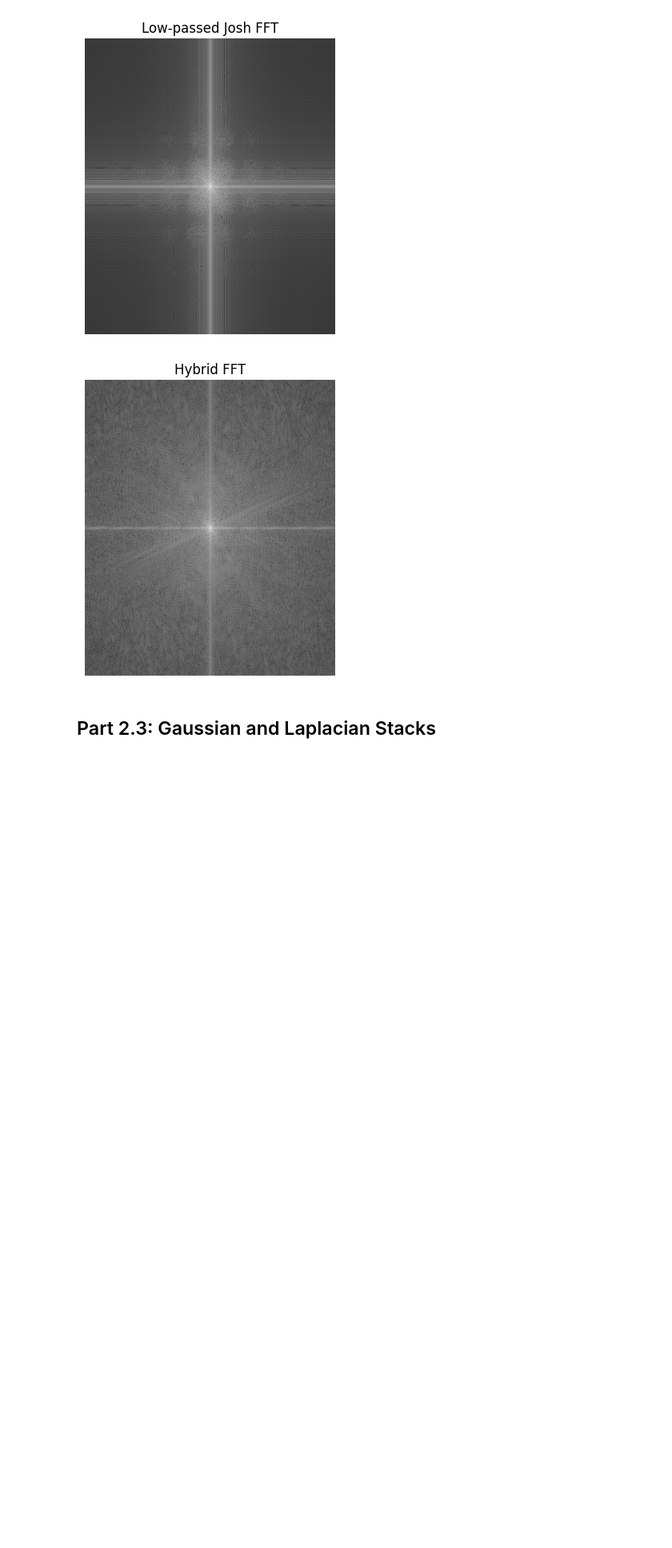
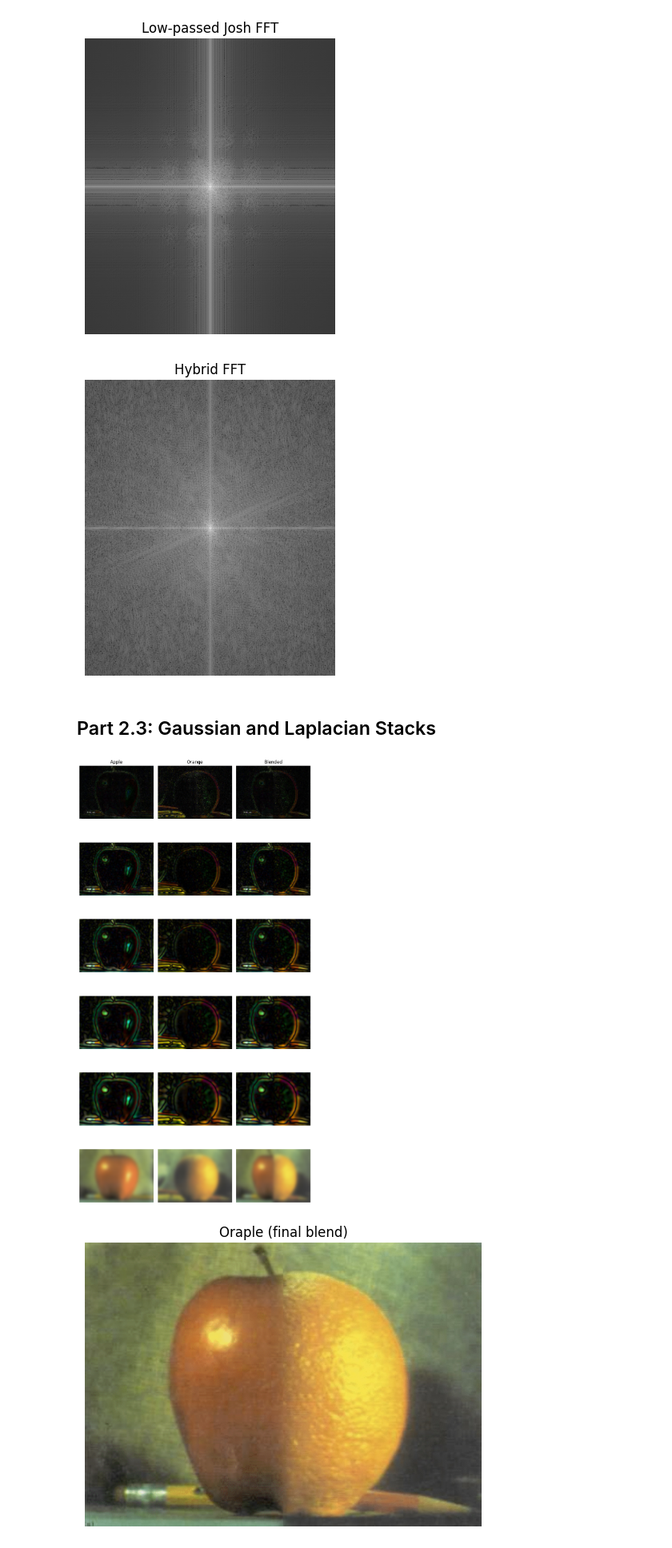
Before and after one commit to MERC13/cs180, a Jupyter notebook: proj2/main.ipynb, the cells around one changed output. Shown at 80% size. Drawn from its saved outputs; the diff is of its cells as text; code cells hidden in the pictures; blank space fills up the shorter version.

```diff
--- a/proj2/main.ipynb
+++ b/proj2/main.ipynb
@@ -160,22 +162,27 @@ from scipy import ndimage
 
 im_red = cv2.imread('data/red.jpg', cv2.IMREAD_COLOR).astype(np.float64) / 255.0
 im_taj = cv2.imread('data/taj.jpg', cv2.IMREAD_COLOR).astype(np.float64) / 255.0
-im_sonion_ring = cv2.imread('data/sonion_ring.jpg', cv2.IMREAD_COLOR).astype(np.float64) / 255.0
-# original + a * original- a * original * gaussian = original (1 + a - a * gaussian)
-a = 3
-g = cv2.getGaussianKernel(ksize=9, sigma=1.5)
+# original + a * original- a * original * gaussian = original ((1 + a) * I - a * gaussian)
+a = 5
+g = cv2.getGaussianKernel(ksize=9, sigma=2)
 impulse = signal.unit_impulse((9, 9), 'mid')
 unsharp_mask_filter = (1 + a) * impulse - a * (g @ g.T)
 kernel_3d = unsharp_mask_filter[:, :, np.newaxis]
 im_red_sharp = ndimage.convolve(im_red, kernel_3d, mode='reflect')
 im_taj_sharp = ndimage.convolve(im_taj, kernel_3d, mode='reflect')
-im_sonion_ring_sharp = ndimage.convolve(im_sonion_ring, kernel_3d, mode='reflect')
 show_fit('Sonic', im_red)
 show_fit('Sonic Unsharp', im_red_sharp)
 show_fit('Taj Mahal', im_taj)
 show_fit('Taj Mahal Unsharp', im_taj_sharp)
-show_fit('Sonion Ring', im_sonion_ring)
-show_fit('Sonion Ring Unsharp', im_sonion_ring_sharp)
+
+im_sunset = cv2.imread('data/sunset.jpg', cv2.IMREAD_COLOR).astype(np.float64) / 255.0
+gaussian = g @ g.T
+gaussian_3d = gaussian[:, :, np.newaxis]
+im_sunset_blurred = ndimage.convolve(im_sunset, gaussian_3d, mode='reflect')
+im_sunset_reconstruct = ndimage.convolve(im_sunset_blurred, kernel_3d, mode='reflect')
+show_fit('Sunset', im_sunset)
+show_fit('Sunset Unsharp', im_sunset_blurred)
+show_fit('Sunset Reconstruct', im_sunset_reconstruct)
 # %% [markdown]
 ## Part 2.2: Hybrid Images
 # %%
@@ -369,37 +376,40 @@ def multires_blend(im1: np.ndarray, im2: np.ndarray, mask: np.ndarray,
     return blended, l1, l2, blended_stack
 
 
-apple = cv2.cvtColor(cv2.imread('data/apple.jpeg'), cv2.COLOR_BGR2RGB).astype(np.float64) / 255.
-orange = cv2.cvtColor(cv2.imread('data/orange.jpeg'), cv2.COLOR_BGR2RGB).astype(np.float64) / 255.
+apple = cv2.cvtColor(cv2.imread('data/apple.jpg'), cv2.COLOR_BGR2RGB).astype(np.float64) / 255.
+orange = cv2.cvtColor(cv2.imread('data/orange.jpg'), cv2.COLOR_BGR2RGB).astype(np.float64) / 255.
 assert apple.shape == orange.shape, 'apple.jpeg and orange.jpeg must be the same size'
 
 h, w = apple.shape[:2]
 mask = np.zeros((h, w), dtype=np.float64)
 mask[:, :w // 2] = 1.0  # left half apple, right half orange
 
 n_levels = 6
 oraple, apple_lstack, orange_lstack, blended_lstack = multires_blend(apple, orange, mask, n_levels, sigma=8.0)
 
 # Recreate Szeliski Fig 3.42: rows are stack levels (fine -> coarse), columns
 # are the Laplacian level of apple, of orange, and the blended level.
 fig, axes = plt.subplots(n_levels, 3, figsize=(9, 3 * n_levels))
 for i in range(n_levels):
     for ax, im, col_title in zip(
         axes[i], (apple_lstack[i], orange_lstack[i], blended_lstack[i]),
         ('Apple', 'Orange', 'Blended'),
     ):
         # last level is a plain (non-difference) low-pass image; earlier
         # levels are signed detail bands, so normalize those for display.
         disp = im if i == n_levels - 1 else normalize_for_display(im).astype(np.float64) / 255.
         ax.imshow(np.clip(disp, 0, 1))
         ax.axis('off')
         if i == 0:
             ax.set_title(col_title)
 plt.tight_layout()
 plt.show()
 
 plt.figure()
 plt.imshow(oraple)
 plt.title('Oraple (final blend)')
 plt.axis('off')
 plt.show()
+# %% [output]
+[figure, added]
+[figure, added]
```
Also changed, not shown: parts of 1 cell of this notebook.
